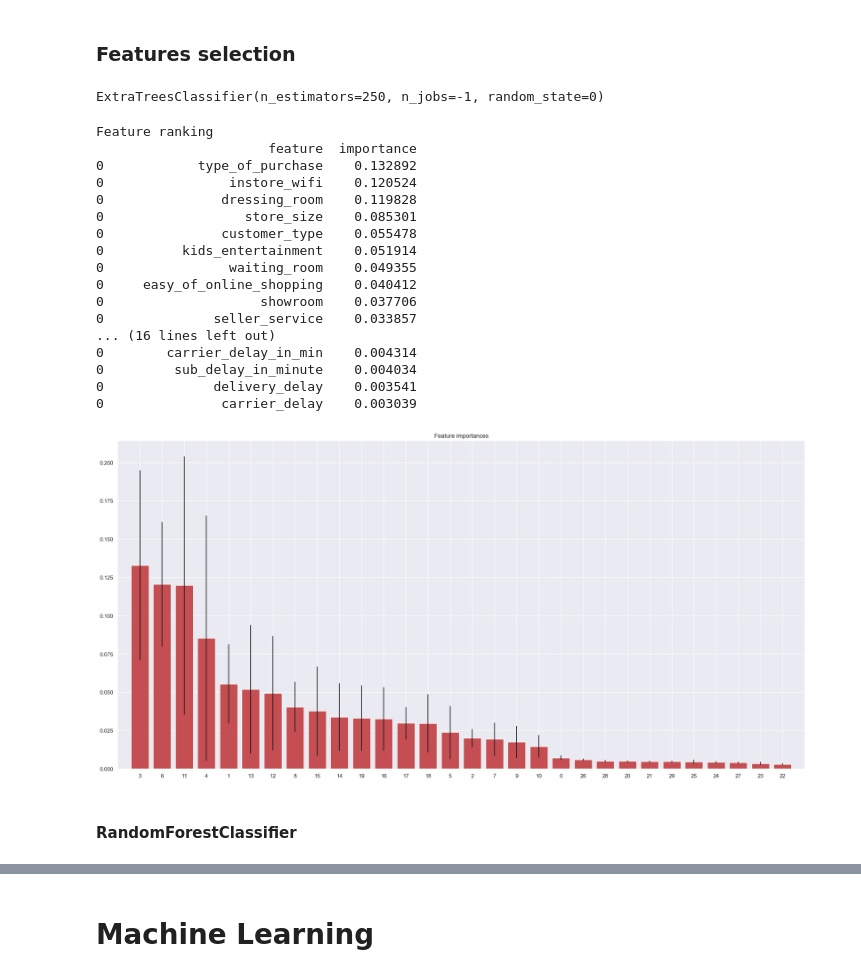
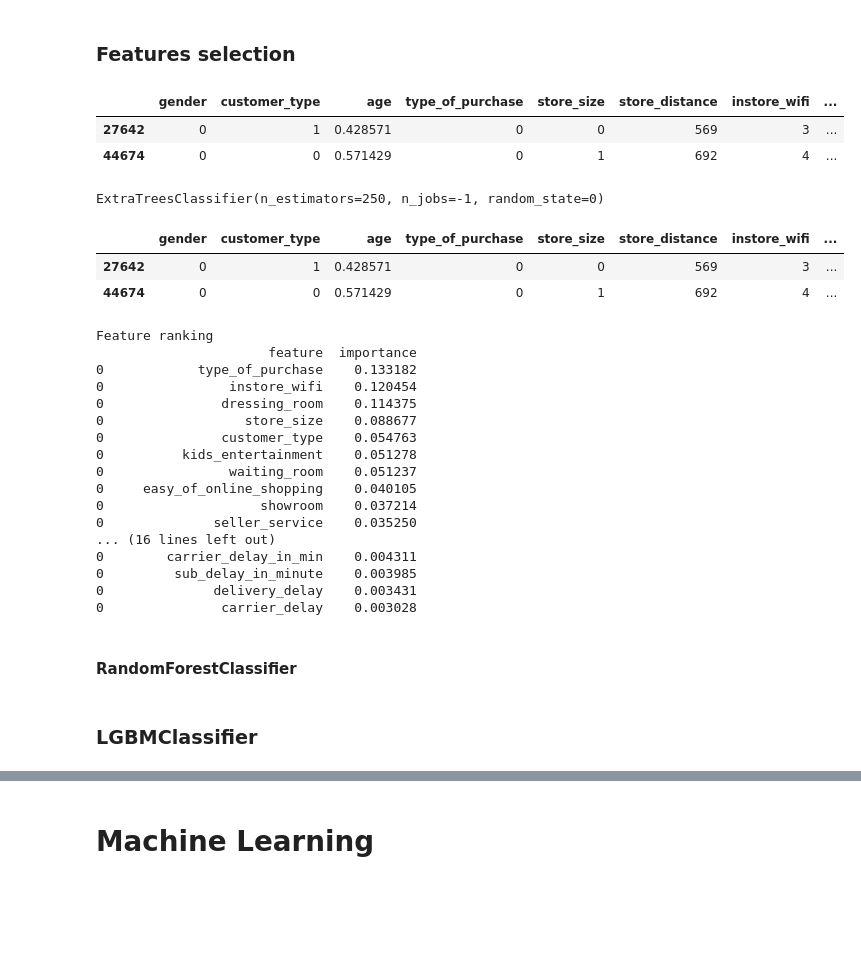
Before and after one commit to TalithaStella/HackDay_5, a Jupyter notebook: hackday_5.ipynb, the cells around one changed output, grey strips where cells are left out. Cells and saved outputs as stored; diff of their text form; code cells hidden in the pictures; blank space fills up the shorter version.

```diff
--- a/hackday_5.ipynb
+++ b/hackday_5.ipynb
@@ -614,14 +787,14 @@ df4 = df3.copy()
 # %% [markdown]
 ### Split
 # %%
-x = df4.drop(['id','satisfaction'], axis=1)
+X = df4.drop(['id','satisfaction'], axis=1)
 y = df4['satisfaction']
 # %%
 # Dataset (100%) -> Treino(80%) e Teste(20%)
-x_train, x_test, y_train, y_test = ms.train_test_split(x, y, test_size=0.20)
+X_train, x_test, Y_train, y_test = ms.train_test_split(X, y, test_size=0.20)
 # %%
 # Treino(80%) -> treino(60%) e validação(20%)
-x_train, x_validation, y_train, y_validation = ms.train_test_split(x_train, y_train, test_size=0.20)
+x_train, x_validation, y_train, y_validation = ms.train_test_split(X_train, Y_train, test_size=0.20)
 df_train = pd.concat([x_train, y_train], axis=1) # juntar as variaveis preditoras com a variavel alvo
 # %% [markdown]
 ### Tranformations
@@ -647,6 +820,7 @@ df_train['carrier_delay_in_hour'] = rs.fit_transform(df_train[['carrier_delay_in
 
 # Crie uma instância do LabelEncoder
 le = LabelEncoder()
+
 
 # Ajuste e transforme a coluna 'gender' do DataFrame
 df_train['carrier_delay_in_min'] = le.fit_transform(df_train['carrier_delay_in_min'])
@@ -657,6 +831,7 @@ df_train['type_of_purchase'] = le.fit_transform(df_train['type_of_purchase'])
 df_train['store_size'] = le.fit_transform(df_train['store_size'])
 df_train['carrier_delay'] = le.fit_transform(df_train['carrier_delay'])
 df_train['delivery_delay'] = le.fit_transform(df_train['delivery_delay'])
+df_train['satisfaction'] = le.fit_transform(df_train['satisfaction'])
 # %% [markdown]
 #### Data Preparation - Validação
 # %%
@@ -679,6 +854,12 @@ x_validation['carrier_delay'] = le.fit_transform(x_validation['carrier_delay'])
 x_validation['delivery_delay'] = le.fit_transform(x_validation['delivery_delay'])
 # %% [markdown]
 ### Features selection
+# %%
+df_train.head(2)
+# %% [output]
+|  | gender | customer_type | age | type_of_purchase | store_size | store_distance | instore_wifi | ... |
+| 27642 | 0 | 1 | 0.428571 | 0 | 0 | 569 | 3 | ... |
+| 44674 | 0 | 0 | 0.571429 | 0 | 1 | 692 | 4 | ... |
 # %%
 # model definition
 forest = en.ExtraTreesClassifier(n_estimators=250, random_state=0, n_jobs=-1)
@@ -694,6 +875,12 @@ forest.fit(x_train_n, y_train_n)
 # rfc.fit(x_train_n, y_train_n)
 # %% [output]
 ExtraTreesClassifier(n_estimators=250, n_jobs=-1, random_state=0)
+# %%
+x_train_n.head(2)
+# %% [output]
+|  | gender | customer_type | age | type_of_purchase | store_size | store_distance | instore_wifi | ... |
+| 27642 | 0 | 1 | 0.428571 | 0 | 0 | 569 | 3 | ... |
+| 44674 | 0 | 0 | 0.571429 | 0 | 1 | 692 | 4 | ... |
 # %%
 importances = forest.feature_importances_
 
@@ -715,32 +902,31 @@ for i, j in zip(x_train_n, forest.feature_importances_):
 
 print(df.sort_values('importance', ascending=False))
 
-# plot the impurity-based feature importances of the forest
-plt.figure()
-plt.title('Feature importances')
-plt.bar(range(x_train_n.shape[1]), importances[indices], color='r', yerr=std[indices], align='center')
-plt.xticks(range(x_train_n.shape[1]), indices)
-plt.xlim([-1, x_train_n.shape[1]])
-plt.show()
+# # plot the impurity-based feature importances of the forest
+# plt.figure()
+# plt.title('Feature importances')
+# plt.bar(range(x_train_n.shape[1]), importances[indices], color='r', yerr=std[indices], align='center')
+# plt.xticks(range(x_train_n.shape[1]), indices)
+# plt.xlim([-1, x_train_n.shape[1]])
+# plt.show()
 # %% [output]
 Feature ranking
                       feature  importance
-0            type_of_purchase    0.132892
-0                instore_wifi    0.120524
-0               dressing_room    0.119828
-0                  store_size    0.085301
-0               customer_type    0.055478
-0          kids_entertainment    0.051914
-0                waiting_room    0.049355
-0     easy_of_online_shopping    0.040412
-0                    showroom    0.037706
-0              seller_service    0.033857
+0            type_of_purchase    0.133182
+0                instore_wifi    0.120454
+0               dressing_room    0.114375
+0                  store_size    0.088677
+0               customer_type    0.054763
+0          kids_entertainment    0.051278
+0                waiting_room    0.051237
+0     easy_of_online_shopping    0.040105
+0                    showroom    0.037214
+0              seller_service    0.035250
 ... (16 lines left out)
-0        carrier_delay_in_min    0.004314
-0         sub_delay_in_minute    0.004034
-0              delivery_delay    0.003541
-0               carrier_delay    0.003039
+0        carrier_delay_in_min    0.004311
+0         sub_delay_in_minute    0.003985
+0              delivery_delay    0.003431
+0               carrier_delay    0.003028
-[figure, removed]
 # %% [markdown]
 #### RandomForestClassifier
 # %%
@@ -774,3 +960,5 @@ Feature ranking
 #                                proportion=True)
 #     graph = graphviz.Source(dot_data)
 #     display(graph)
+# %% [markdown]
+### LGBMClassifier
```
Also changed, not shown: parts of 71 cells of this notebook, 2 other files.
